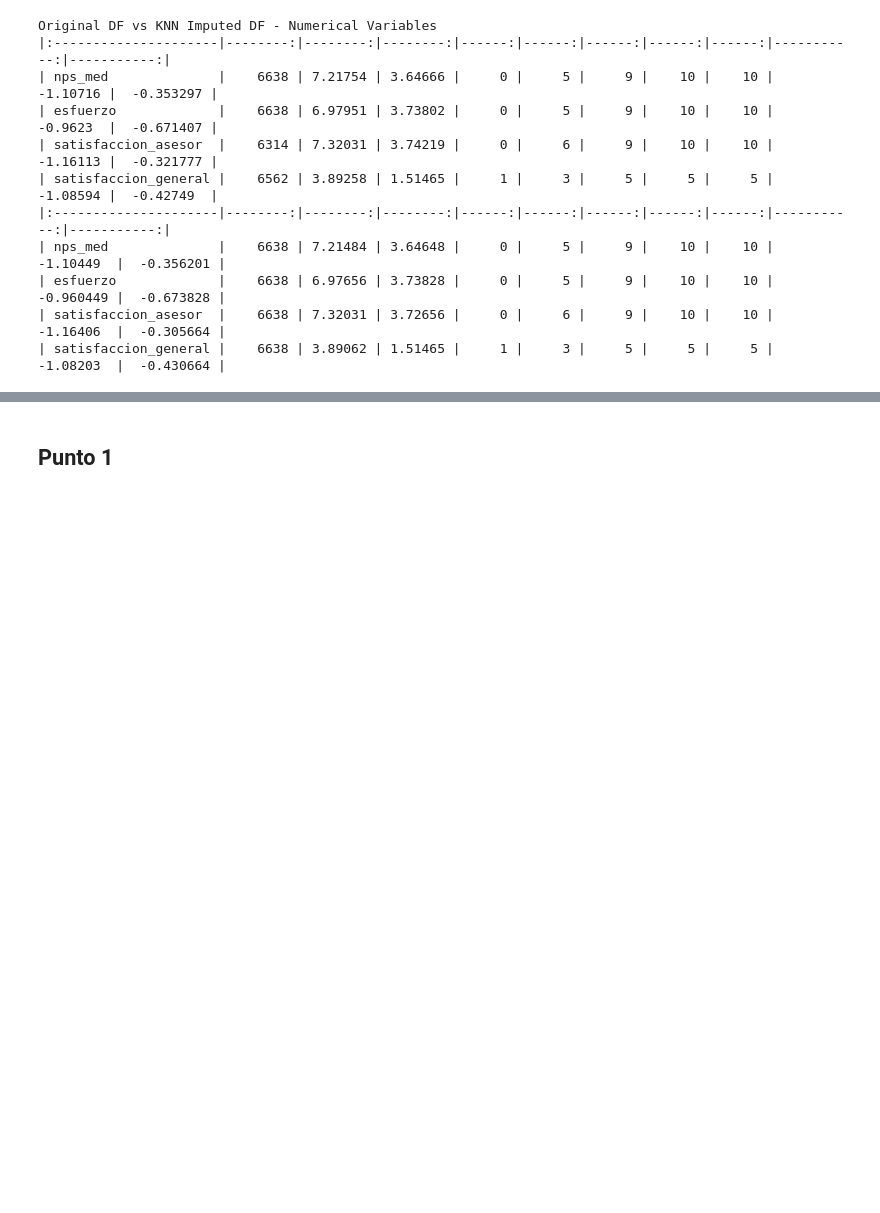
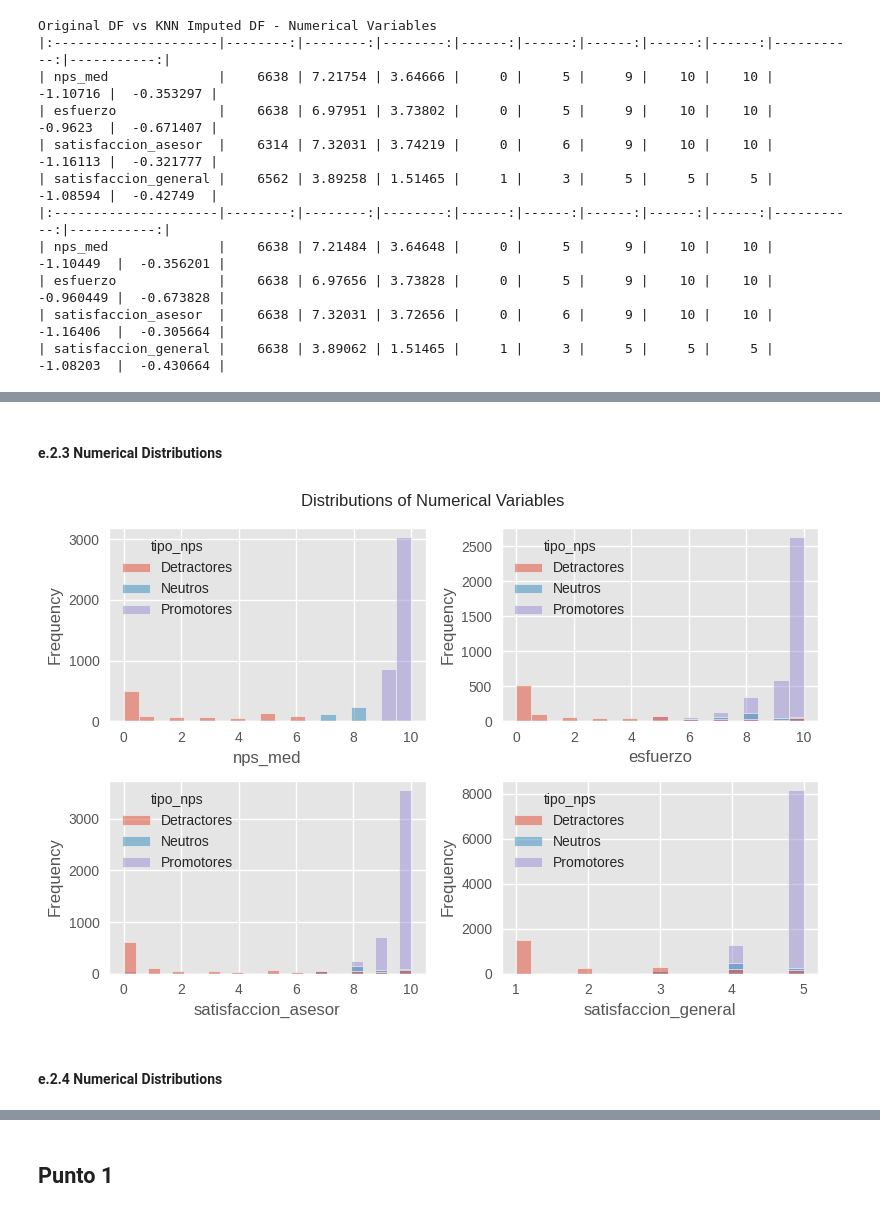
Before and after one commit to leandroaguazaco/data_science_portfolio, a Jupyter notebook: Projects/01-NPS_Analysis/P01_NPS_Analysis.ipynb, the cells around one changed output, grey strips where cells are left out. Cells and saved outputs as stored; diff of their text form; code cells hidden in the pictures; blank space fills up the shorter version.

Commit message:
Functions to create histograms and barplots with seaborn

```diff
--- a/Projects/01-NPS_Analysis/P01_NPS_Analysis.ipynb
+++ b/Projects/01-NPS_Analysis/P01_NPS_Analysis.ipynb
@@ -753,0 +773,2 @@ Original DF vs RandomForest Imputed DF - Numerical Variables
+# %% [markdown]
+#### e.2.3 Numerical Distributions
@@ -753,0 +819,6 @@ Original DF vs RandomForest Imputed DF - Numerical Variables
+# %%
+distrib_plots_seaborn(encuesta_indicadores_df, cat = "tipo_nps")
+# %% [output]
+[figure, added]
+# %% [markdown]
+#### e.2.4 Numerical Distributions
```
Also changed, not shown: parts of 13 cells of this notebook.
